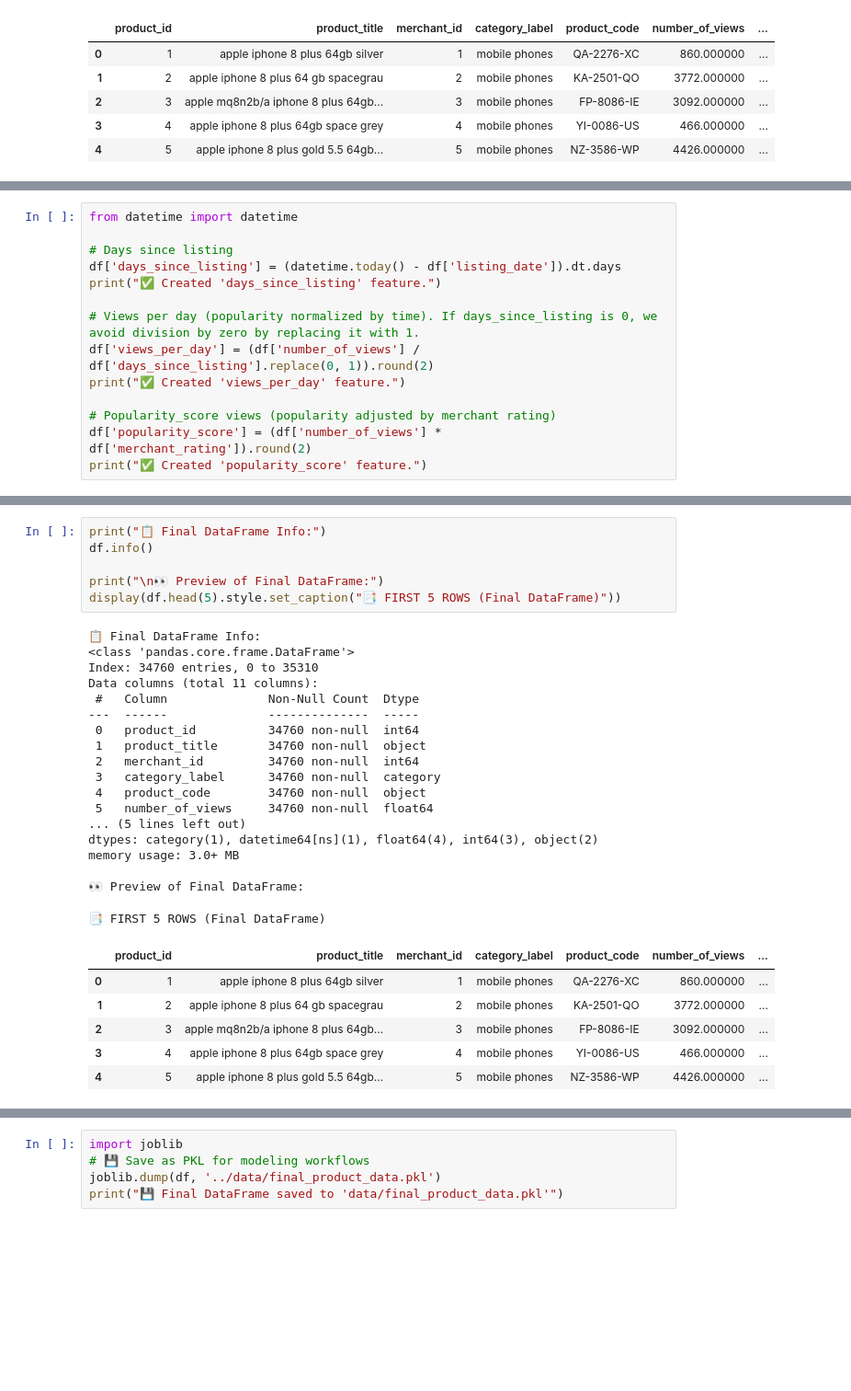
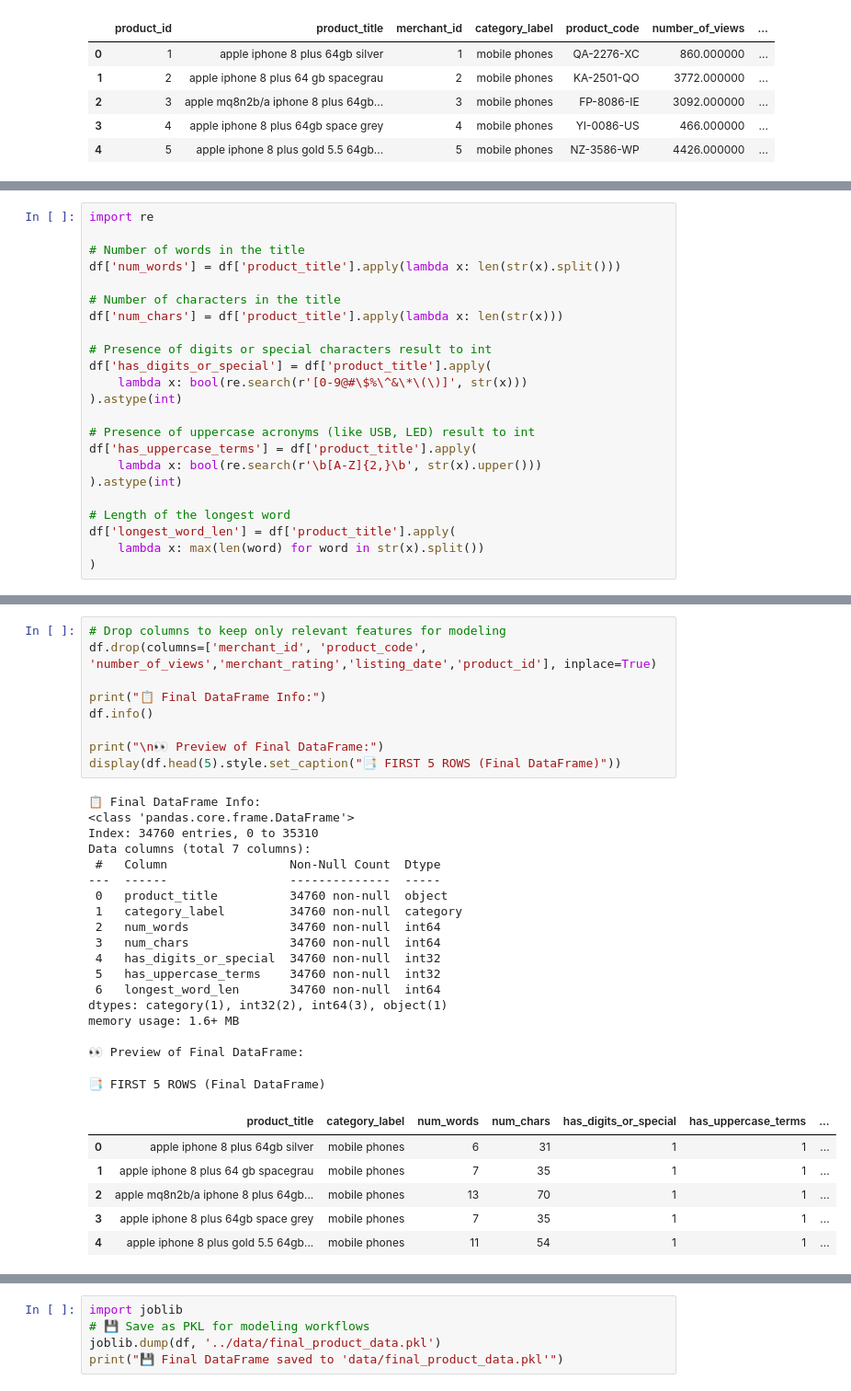
Before and after one commit to dzastin96/product-category-classifier, a Jupyter notebook: notebooks/product_category_analysis.ipynb, the cells around one changed output, grey strips where cells are left out. Shown: that part at 92% size. Cells and saved outputs as stored; diff of their text form; blank space fills up the shorter version.

Commit message:
Fixed notebooks with new features and fixed columns and categories

```diff
--- a/notebooks/product_category_analysis.ipynb
+++ b/notebooks/product_category_analysis.ipynb
@@ -258,14 +247,0 @@ Each feature is designed with a clear purpose and documented for transparency.
-# %%
-from datetime import datetime
-
-# Days since listing
-df['days_since_listing'] = (datetime.today() - df['listing_date']).dt.days
-print("✅ Created 'days_since_listing' feature.")
-
-# Views per day (popularity normalized by time). If days_since_listing is 0, we avoid division by zero by replacing it with 1.
-df['views_per_day'] = (df['number_of_views'] / df['days_since_listing'].replace(0, 1)).round(2)
-print("✅ Created 'views_per_day' feature.")
-
-# Popularity_score views (popularity adjusted by merchant rating)
-df['popularity_score'] = (df['number_of_views'] * df['merchant_rating']).round(2)
-print("✅ Created 'popularity_score' feature.")
@@ -275,0 +262,23 @@ print("✅ Created 'popularity_score' feature.")
+# %%
+import re
+
+# Number of words in the title
+df['num_words'] = df['product_title'].apply(lambda x: len(str(x).split()))
+
+# Number of characters in the title
+df['num_chars'] = df['product_title'].apply(lambda x: len(str(x)))
+
+# Presence of digits or special characters result to int
+df['has_digits_or_special'] = df['product_title'].apply(
+    lambda x: bool(re.search(r'[0-9@#\$%\^&\*\(\)]', str(x)))
+).astype(int)
+
+# Presence of uppercase acronyms (like USB, LED) result to int
+df['has_uppercase_terms'] = df['product_title'].apply(
+    lambda x: bool(re.search(r'\b[A-Z]{2,}\b', str(x).upper()))
+).astype(int)
+
+# Length of the longest word
+df['longest_word_len'] = df['product_title'].apply(
+    lambda x: max(len(word) for word in str(x).split())
+)
@@ -283,33 +390,36 @@ It serves as a quick resume of all transformations applied and confirms readines
 - 📋 Display DataFrame info (column names, types, non‑null counts)
 - 👀 Preview the first 5 rows of the final dataset
 # %%
+# Drop columns to keep only relevant features for modeling
+df.drop(columns=['merchant_id', 'product_code', 'number_of_views','merchant_rating','listing_date','product_id'], inplace=True)
+
 print("📋 Final DataFrame Info:")
 df.info()
 
 print("\n👀 Preview of Final DataFrame:")
 display(df.head(5).style.set_caption("📑 FIRST 5 ROWS (Final DataFrame)"))
 # %% [output]
 📋 Final DataFrame Info:
 <class 'pandas.core.frame.DataFrame'>
 Index: 34760 entries, 0 to 35310
-Data columns (total 11 columns):
- #   Column              Non-Null Count  Dtype
----  ------              --------------  -----
- 0   product_id          34760 non-null  int64
- 1   product_title       34760 non-null  object
- 2   merchant_id         34760 non-null  int64
- 3   category_label      34760 non-null  category
- 4   product_code        34760 non-null  object
- 5   number_of_views     34760 non-null  float64
-... (5 lines left out)
-dtypes: category(1), datetime64[ns](1), float64(4), int64(3), object(2)
-memory usage: 3.0+ MB
+Data columns (total 7 columns):
+ #   Column                 Non-Null Count  Dtype
+---  ------                 --------------  -----
+ 0   product_title          34760 non-null  object
+ 1   category_label         34760 non-null  category
+ 2   num_words              34760 non-null  int64
+ 3   num_chars              34760 non-null  int64
+ 4   has_digits_or_special  34760 non-null  int32
+ 5   has_uppercase_terms    34760 non-null  int32
+ 6   longest_word_len       34760 non-null  int64
+dtypes: category(1), int32(2), int64(3), object(1)
+memory usage: 1.6+ MB
 
 👀 Preview of Final DataFrame:
 📑 FIRST 5 ROWS (Final DataFrame)
-|  | product_id | product_title | merchant_id | category_label | product_code | number_of_views | ... |
-| 0 | 1 | apple iphone 8 plus 64gb silver | 1 | mobile phones | QA-2276-XC | 860.000000 | ... |
-| 1 | 2 | apple iphone 8 plus 64 gb spacegrau | 2 | mobile phones | KA-2501-QO | 3772.000000 | ... |
-| 2 | 3 | apple mq8n2b/a iphone 8 plus 64gb... | 3 | mobile phones | FP-8086-IE | 3092.000000 | ... |
-| 3 | 4 | apple iphone 8 plus 64gb space grey | 4 | mobile phones | YI-0086-US | 466.000000 | ... |
-| 4 | 5 | apple iphone 8 plus gold 5.5 64gb... | 5 | mobile phones | NZ-3586-WP | 4426.000000 | ... |
+|  | product_title | category_label | num_words | num_chars | has_digits_or_special | has_uppercase_terms | ... |
+| 0 | apple iphone 8 plus 64gb silver | mobile phones | 6 | 31 | 1 | 1 | ... |
+| 1 | apple iphone 8 plus 64 gb spacegrau | mobile phones | 7 | 35 | 1 | 1 | ... |
+| 2 | apple mq8n2b/a iphone 8 plus 64gb... | mobile phones | 13 | 70 | 1 | 1 | ... |
+| 3 | apple iphone 8 plus 64gb space grey | mobile phones | 7 | 35 | 1 | 1 | ... |
+| 4 | apple iphone 8 plus gold 5.5 64gb... | mobile phones | 11 | 54 | 1 | 1 | ... |
```
Also changed, not shown: parts of 14 cells of this notebook, 1 other file.
